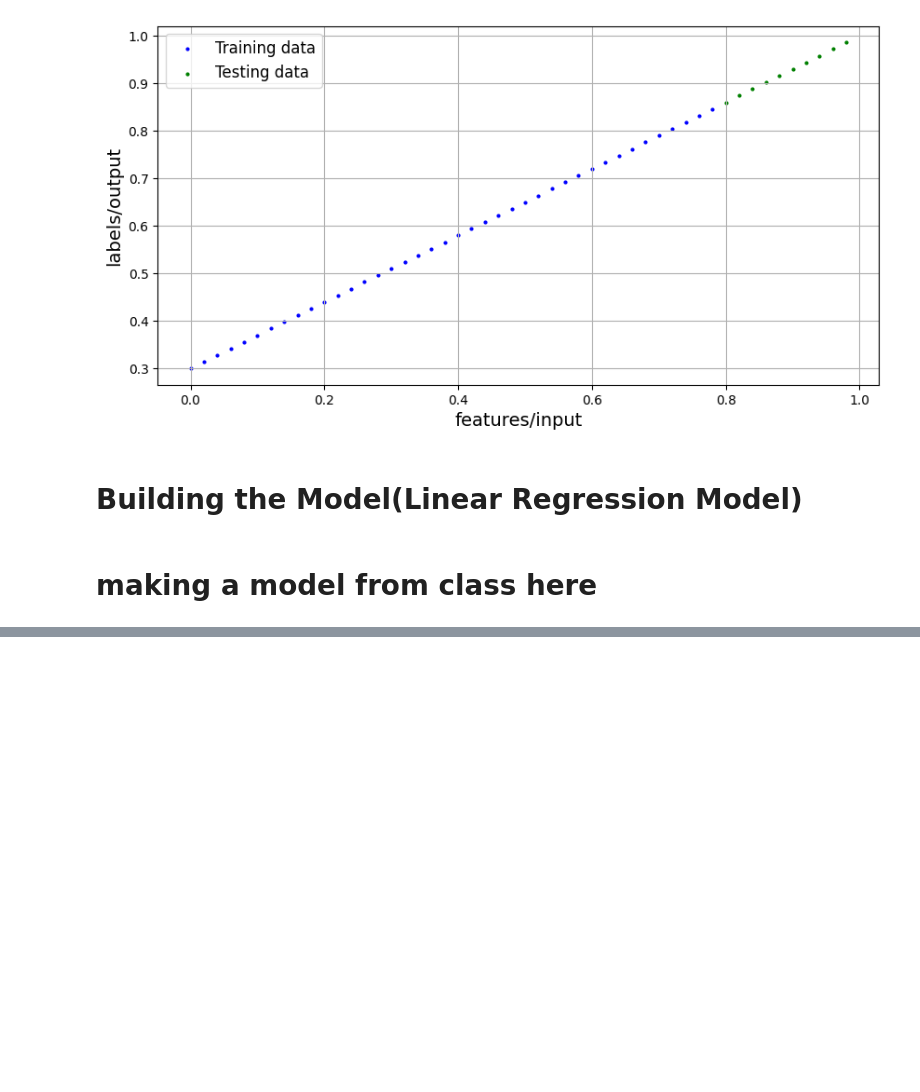
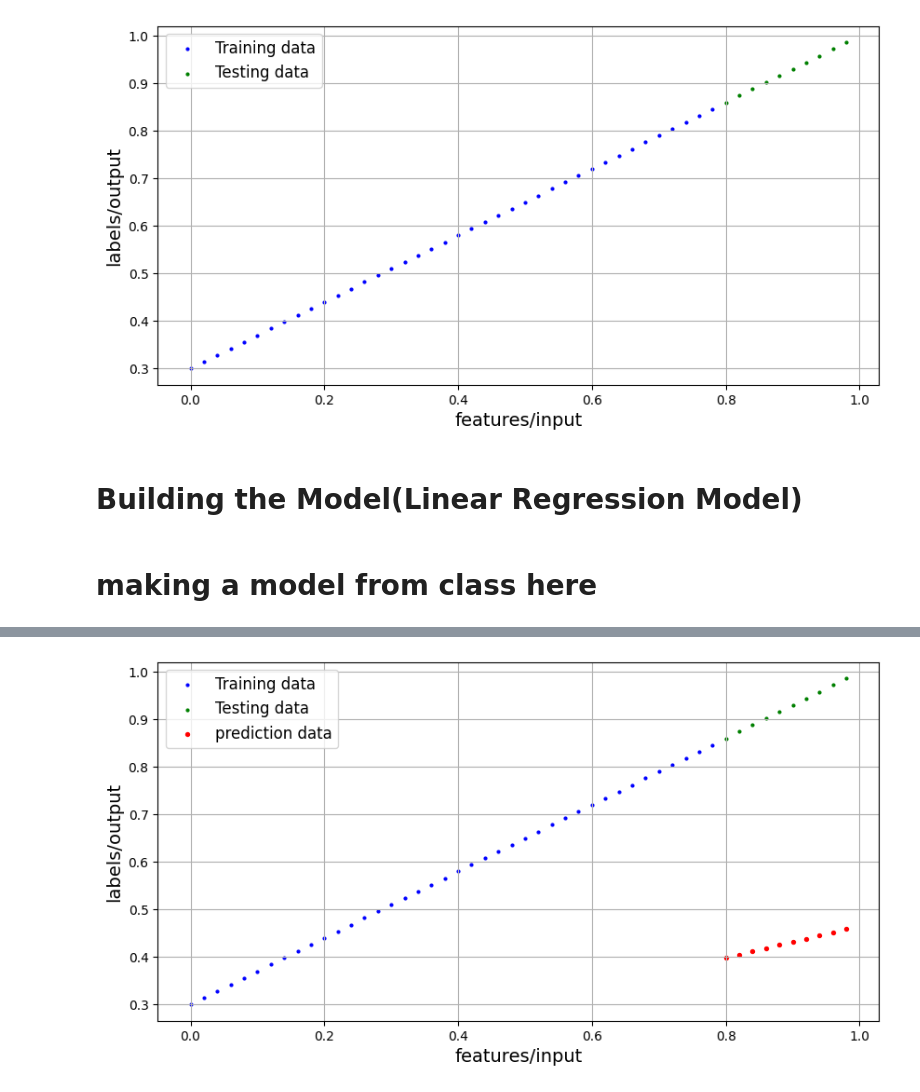
Before and after one commit to Nouman-wisal/pytorch, a Jupyter notebook: 01_pytorch_workflow_video.ipynb, the cells around one changed output, grey strips where cells are left out. Drawn from its saved outputs; the diff is of its cells as text; code cells hidden in the pictures; blank space fills up the shorter version.

```diff
--- a/01_pytorch_workflow_video.ipynb
+++ b/01_pytorch_workflow_video.ipynb
@@ -168,0 +278,5 @@ OrderedDict([('weight', tensor([0.3367])), ('bias', tensor([0.1288]))])
+# %%
+
+plot_predictions(prediction=y_pred)
+# %% [output]
+[figure, added]
```
Also changed, not shown: parts of 12 cells of this notebook.
